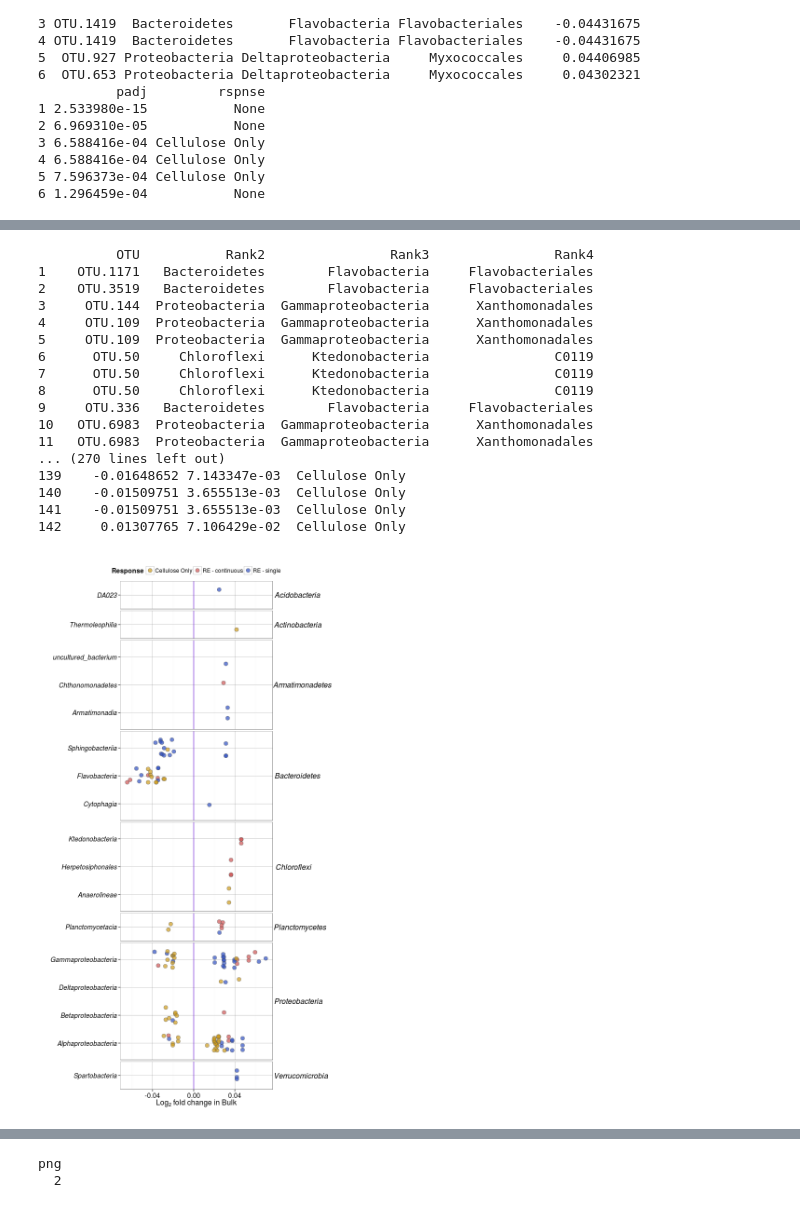
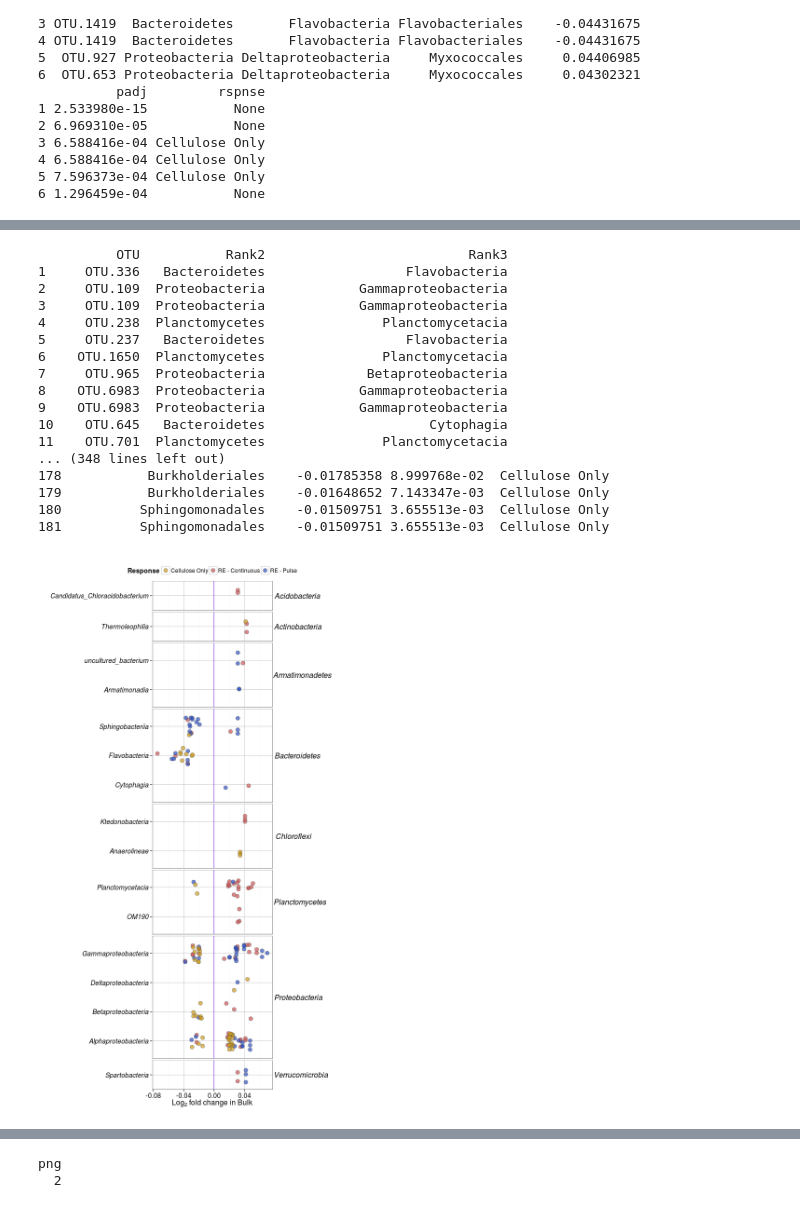
Before and after one commit to acampbellina/priming, a Jupyter notebook: Bulk_l2f_time.ipynb, the cells around one changed output, grey strips where cells are left out. Cells and saved outputs as stored; diff of their text form; code cells hidden in the pictures.

```diff
--- a/Bulk_l2f_time.ipynb
+++ b/Bulk_l2f_time.ipynb
@@ -332,7 +339,7 @@ resp.700 = df.rspnse %>%
     filter((padj <= FDR),
            (Treatment == "13C700"))
 
-resp.700$rspnse = as.character("RE - single")
+resp.700$rspnse = as.character("RE - Pulse")
 resp.700 = resp.700 %>%
     select(OTU, rspnse)
 
@@ -400,7 +407,7 @@ p2
 # %%
 %%R
 #physeq.bulk = prune_samples((physeq.md$Treatment %in% c("12C100","13C100","12C700","13C700", "13CC", "12CC")) &
-physeq.bulk.CC = prune_samples((physeq.md$Treatment %in% c("12CC","13CC")) &
+physeq.bulk.CC = prune_samples((physeq.md$Treatment %in% c("12C000","13C000")) &
                             (physeq.md$Bulk == "1"),
                             physeq)
 
@@ -481,7 +488,7 @@ FDR = 0.10
 
 resp.CC = df.rspnse %>%
     filter((padj <= FDR),
-           (Treatment == "13CC"))
+           (Treatment == "13C000"))
 
 resp.CC$rspnse = as.character("Cellulose Only")
 resp.CC = resp.CC %>%
@@ -552,59 +559,59 @@ p3
 %%R
 l2fc.time = rbind(d, d2, d3)
 l2fc.time = l2fc.time %>%
-    filter(rspnse %in% c("Cellulose Only", "RE - single", "RE - continuous"))
+    filter(rspnse %in% c("Cellulose Only", "RE - Pulse", "RE - Continuous"))
 l2fc.time
 # %% [output]
-          OTU           Rank2                Rank3                Rank4
-1    OTU.1171   Bacteroidetes        Flavobacteria     Flavobacteriales
-2    OTU.3519   Bacteroidetes        Flavobacteria     Flavobacteriales
-3     OTU.144  Proteobacteria  Gammaproteobacteria      Xanthomonadales
-4     OTU.109  Proteobacteria  Gammaproteobacteria      Xanthomonadales
-5     OTU.109  Proteobacteria  Gammaproteobacteria      Xanthomonadales
-6      OTU.50     Chloroflexi      Ktedonobacteria                C0119
-7      OTU.50     Chloroflexi      Ktedonobacteria                C0119
-8      OTU.50     Chloroflexi      Ktedonobacteria                C0119
-9     OTU.336   Bacteroidetes        Flavobacteria     Flavobacteriales
-10   OTU.6983  Proteobacteria  Gammaproteobacteria      Xanthomonadales
-11   OTU.6983  Proteobacteria  Gammaproteobacteria      Xanthomonadales
-... (270 lines left out)
-139    -0.01648652 7.143347e-03  Cellulose Only
-140    -0.01509751 3.655513e-03  Cellulose Only
-141    -0.01509751 3.655513e-03  Cellulose Only
-142     0.01307765 7.106429e-02  Cellulose Only
+          OTU           Rank2                          Rank3
+1     OTU.336   Bacteroidetes                  Flavobacteria
+2     OTU.109  Proteobacteria            Gammaproteobacteria
+3     OTU.109  Proteobacteria            Gammaproteobacteria
+4     OTU.238  Planctomycetes               Planctomycetacia
+5     OTU.237   Bacteroidetes                  Flavobacteria
+6    OTU.1650  Planctomycetes               Planctomycetacia
+7     OTU.965  Proteobacteria             Betaproteobacteria
+8    OTU.6983  Proteobacteria            Gammaproteobacteria
+9    OTU.6983  Proteobacteria            Gammaproteobacteria
+10    OTU.645   Bacteroidetes                     Cytophagia
+11    OTU.701  Planctomycetes               Planctomycetacia
+... (348 lines left out)
+178           Burkholderiales    -0.01785358 8.999768e-02  Cellulose Only
+179           Burkholderiales    -0.01648652 7.143347e-03  Cellulose Only
+180          Sphingomonadales    -0.01509751 3.655513e-03  Cellulose Only
+181          Sphingomonadales    -0.01509751 3.655513e-03  Cellulose Only
 # %%
 %%R -h 1200 -w 650
 
 colours = c("goldenrod3", "indianred3", "#3050C1", "black")
 #getPalette = colorRampPalette(brewer.pal(3, "Dark2"))
 
-p3 = ggplot(l2fc.time, aes(y = Rank3, x = log2FoldChange, fill = rspnse))
+p4 = ggplot(l2fc.time, aes(y = Rank3, x = log2FoldChange, fill = rspnse))
 
-p3 = p3 + geom_point(size = 4, shape = 21, alpha = 0.7, position = position_jitter(h = 0.3, w = 0), color = "gray33")
+p4 = p4 + geom_point(size = 4, shape = 21, alpha = 0.7, position = position_jitter(h = 0.3, w = 0), color = "gray33")
 
-p3 = p3 + facet_grid(Rank2 ~ ., scales = "free_y", space = "free")
+p4 = p4 + facet_grid(Rank2 ~ ., scales = "free_y", space = "free")
 
-p3 = p3 + geom_vline(xintercept = 0, color = "#751BEA")
+p4 = p4 + geom_vline(xintercept = 0, color = "#751BEA")
 
-p3 = p3 + scale_fill_manual(values=colours, na.value = "black")
+p4 = p4 + scale_fill_manual(values=colours, na.value = "black")
 
-p3 = p3 + theme_bw()
+p4 = p4 + theme_bw()
 
-p3 = p3 + labs(x = expression(paste(Log[2]," fold change in Bulk",sep="")), y = " ", fill = "Response")
+p4 = p4 + labs(x = expression(paste(Log[2]," fold change in Bulk",sep="")), y = " ", fill = "Response")
 
-p3 = p3 + theme(axis.text.y = element_text(size = 14, face = "italic"),
+p4 = p4 + theme(axis.text.y = element_text(size = 14, face = "italic"),
               axis.text.x = element_text(size = 14),
               axis.title = element_text(size = 16),
               strip.text.y = element_text(angle = 0, hjust = 0.1, size = 16, face = "italic"),
               strip.background = element_blank(),
               panel.grid.major = element_line(colour = "#808080"),
               legend.position = "top",
               legend.title = element_text(size = 14),
               legend.text = element_text(size = 12))
 
-p3
+p4
 # %% [output]
-[figure, old version]
+[figure, new version]
 # %%
 %%R
 FDR = 0.10
```
Also changed, not shown: parts of 24 cells of this notebook, 24 other files.
